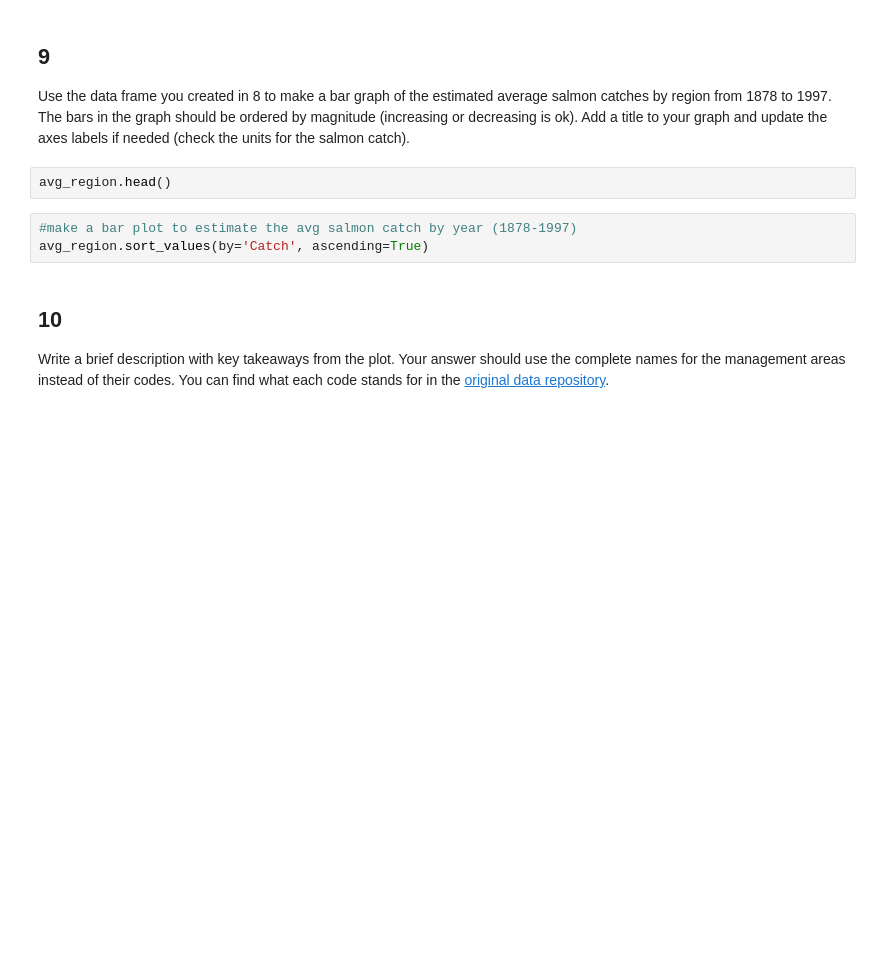
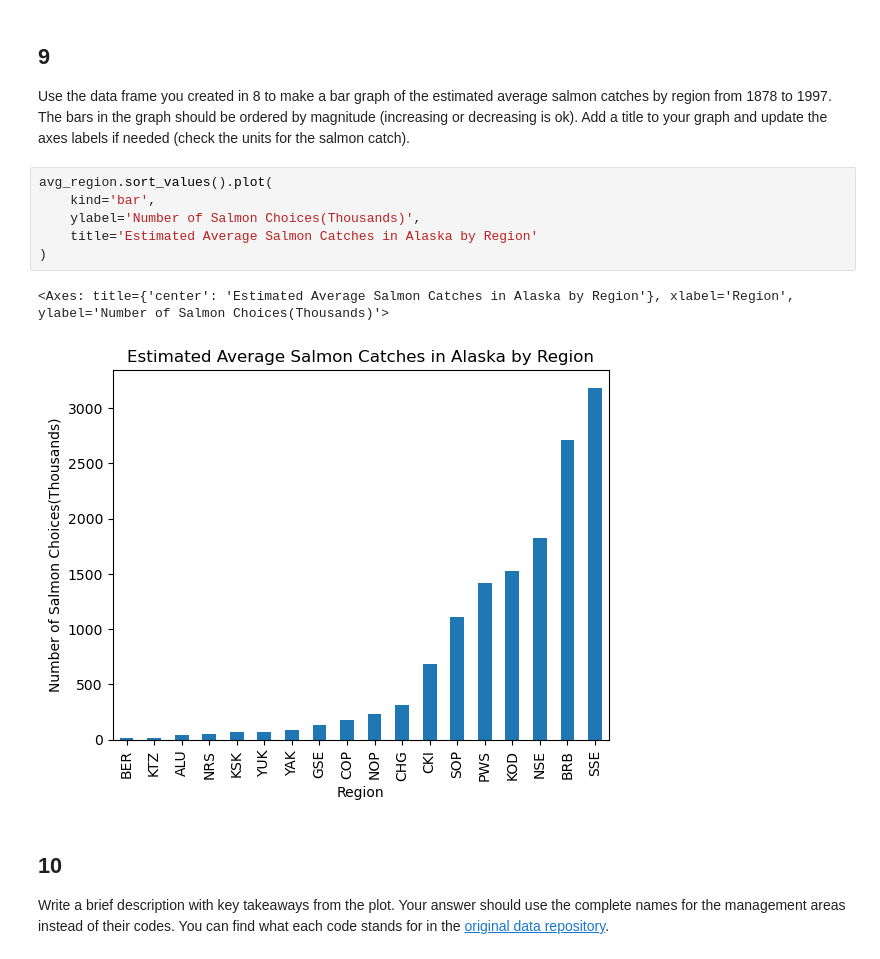
Before and after one commit to Amapolaa/eds220-hwk2, a Jupyter notebook: task2/hwk2-task2-salmon.ipynb, the cells around one changed output. Drawn from its saved outputs; the diff is of its cells as text; blank space fills up the shorter version.

```diff
--- a/task2/hwk2-task2-salmon.ipynb
+++ b/task2/hwk2-task2-salmon.ipynb
@@ -352,11 +352,15 @@ q8 results: All test cases passed!
 ## 9
 
 Use the data frame you created in 8 to make a bar graph of the estimated average salmon catches by region from 1878 to 1997. The bars in the graph should be ordered by magnitude (increasing or decreasing is ok). Add a title to your graph and update the axes labels if needed (check the units for the salmon catch).
-# %%
-avg_region.head()
-# %%
-#make a bar plot to estimate the avg salmon catch by year (1878-1997)
-avg_region.sort_values(by='Catch', ascending=True)
+# %%
+avg_region.sort_values().plot(
+    kind='bar',
+    ylabel='Number of Salmon Choices(Thousands)',
+    title='Estimated Average Salmon Catches in Alaska by Region'
+)
+# %% [output]
+<Axes: title={'center': 'Estimated Average Salmon Catches in Alaska by Region'}, xlabel='Region', ylabel='Number of Salmon Choices(Thousands)'>
+[figure, added]
 # %% [markdown]
 <!-- END QUESTION -->
 
```
